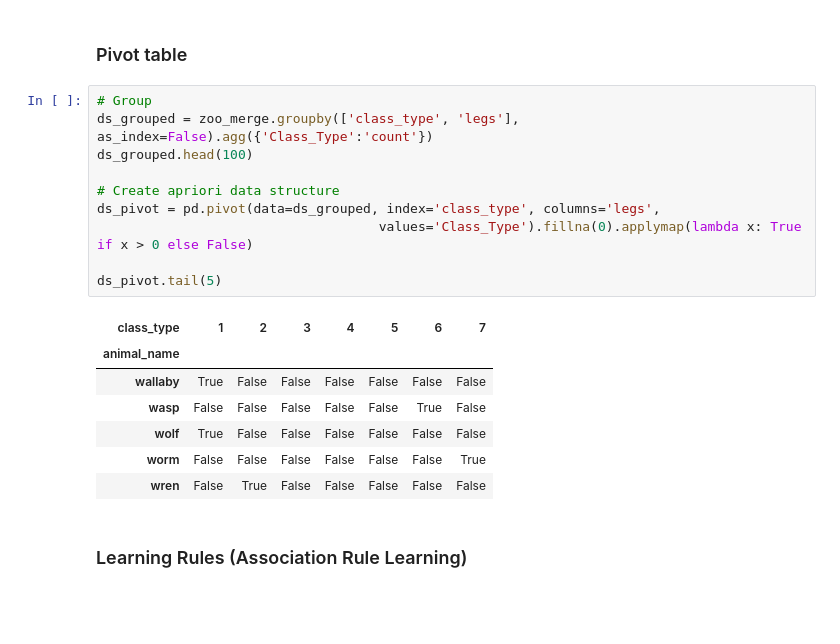
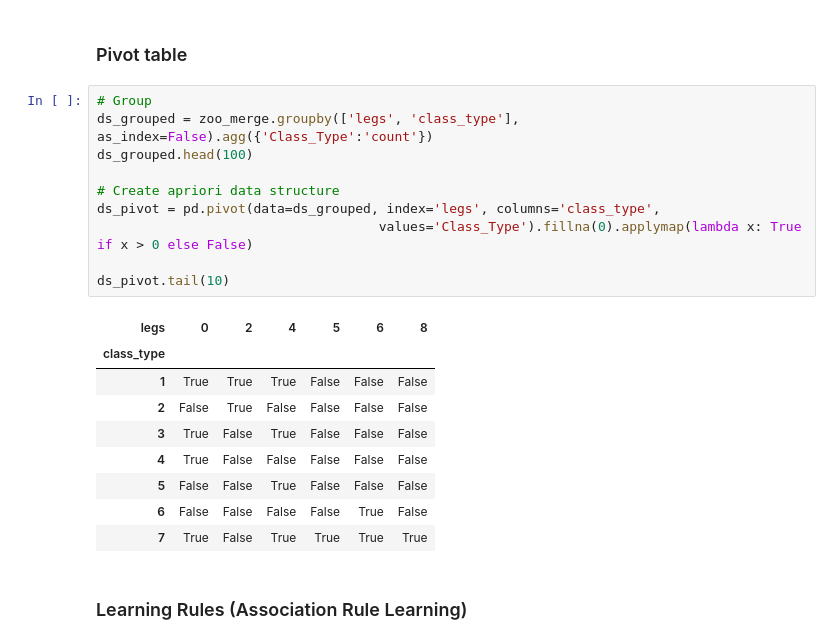
Before and after one commit to L-Anjo/IA23_G03, a Jupyter notebook: Projeto 2/Proj02.ipynb, the cells around one changed output. Cells and saved outputs as stored; diff of their text form; blank space fills up the shorter version.

```diff
--- a/Projeto 2/Proj02.ipynb
+++ b/Projeto 2/Proj02.ipynb
@@ -459,22 +476,24 @@ zoo_merge.head()
 ### Pivot table
 # %%
 # Group
-ds_grouped = zoo_merge.groupby(['class_type', 'legs'], as_index=False).agg({'Class_Type':'count'})
+ds_grouped = zoo_merge.groupby(['legs', 'class_type'], as_index=False).agg({'Class_Type':'count'})
 ds_grouped.head(100)
 
 # Create apriori data structure
-ds_pivot = pd.pivot(data=ds_grouped, index='class_type', columns='legs',
+ds_pivot = pd.pivot(data=ds_grouped, index='legs', columns='class_type',
                                     values='Class_Type').fillna(0).applymap(lambda x: True if x > 0 else False)
 
-ds_pivot.tail(5)
+ds_pivot.tail(10)
 # %% [output]
-| class_type | 1 | 2 | 3 | 4 | 5 | 6 | 7 |
-| animal_name |  |  |  |  |  |  |  |
-| wallaby | True | False | False | False | False | False | False |
-| wasp | False | False | False | False | False | True | False |
-| wolf | True | False | False | False | False | False | False |
-| worm | False | False | False | False | False | False | True |
-| wren | False | True | False | False | False | False | False |
+| legs | 0 | 2 | 4 | 5 | 6 | 8 |
+| class_type |  |  |  |  |  |  |
+| 1 | True | True | True | False | False | False |
+| 2 | False | True | False | False | False | False |
+| 3 | True | False | True | False | False | False |
+| 4 | True | False | False | False | False | False |
+| 5 | False | False | True | False | False | False |
+| 6 | False | False | False | False | True | False |
+| 7 | True | False | True | True | True | True |
 # %% [markdown]
 ### Learning Rules (Association Rule Learning)
 # %%
```
Also changed, not shown: parts of 7 cells of this notebook.
